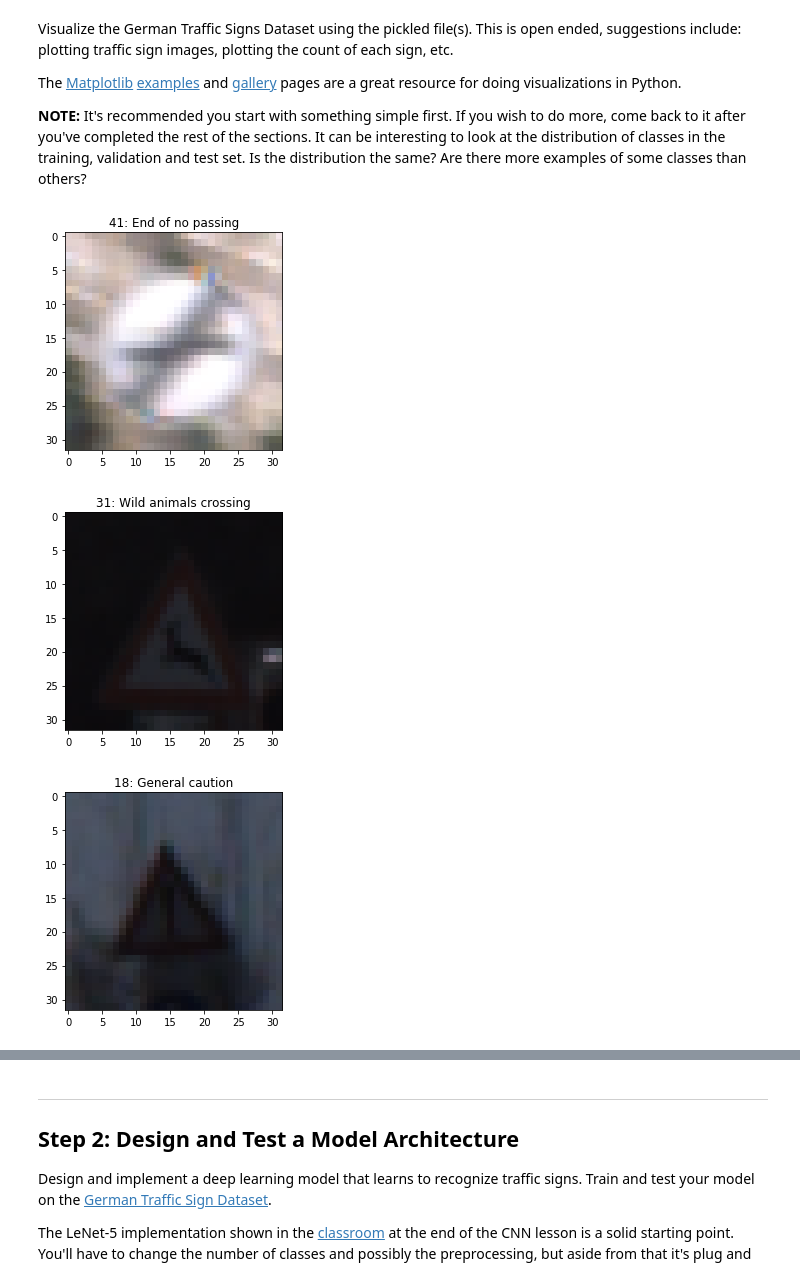
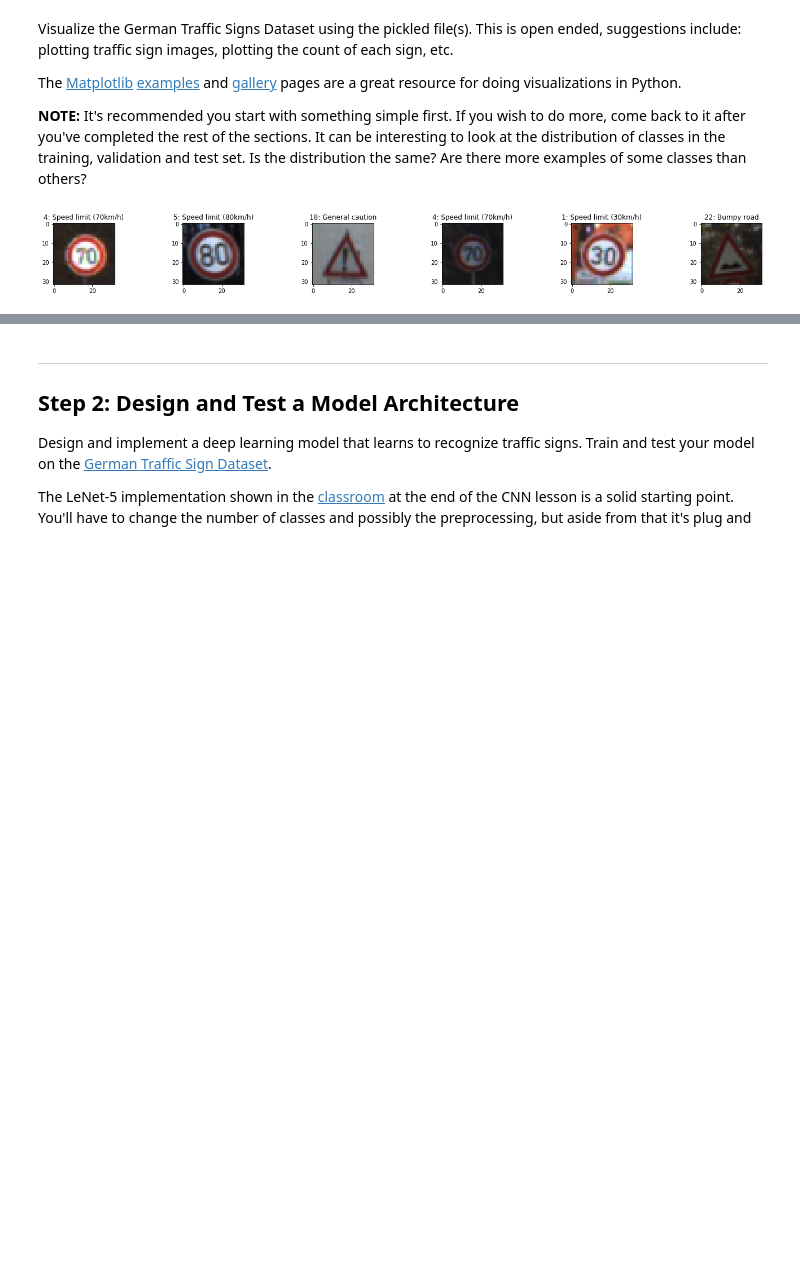
Before and after one commit to GunSik2/CarND-Traffic-Sign-Classifier-Project, a Jupyter notebook: Traffic_Sign_Classifier.ipynb, the cells around one changed output, grey strips where cells are left out. Saved outputs shown, nothing was run; the diff lists cells and outputs as text; code cells hidden in the pictures; blank space fills up the shorter version.

```diff
--- a/Traffic_Sign_Classifier.ipynb
+++ b/Traffic_Sign_Classifier.ipynb
@@ -99,31 +99,27 @@ import matplotlib.pyplot as plt
 %matplotlib inline
 # %%
 # plotting traffic sign randomly
+import random
+import csv
 
 def loadLabel():
-    #reader = csv.reader("signnames.csv")
     reader = csv.DictReader(open('signnames.csv'), delimiter=',')
     next(reader, None)  # skip the headers
     return {rows["ClassId"]:rows["SignName"] for rows in reader}
 
-def imshow(img, label=None):
-    #plt.figure(figsize=(12, 12))
-    plt.figure()
-    if label is not None:
-        title = lables.get(str(label))
-        plt.title(str(label) + ": " + str(title))
-    plt.imshow(img)
-    plt.show()
+def showRandomImage(size):
+    plt.figure(figsize=(size * 4, 2))
+    for i in range(size):
+        num = random.randrange(1,n_train)
+        img, label = X_train[num], y_train[num]
+
+        plt.subplot(1, size, i+1)
+        plt.title(str(label) + ": " + lables.get(str(label)))
+        plt.imshow(img)
 
 lables = loadLabel()
-
-num = random.randrange(1,100)
-imshow(X_train[num], y_train[num])
-imshow(X_valid[num], y_valid[num])
-imshow(X_test[num], y_test[num])
+showRandomImage(6)
 # %% [output]
-[figure, old version]
+[figure, new version]
-[figure, removed]
-[figure, removed]
 # %%
 # plotting all types of traffic sign images
```
Also changed, not shown: parts of 17 cells of this notebook, 12 other files.
